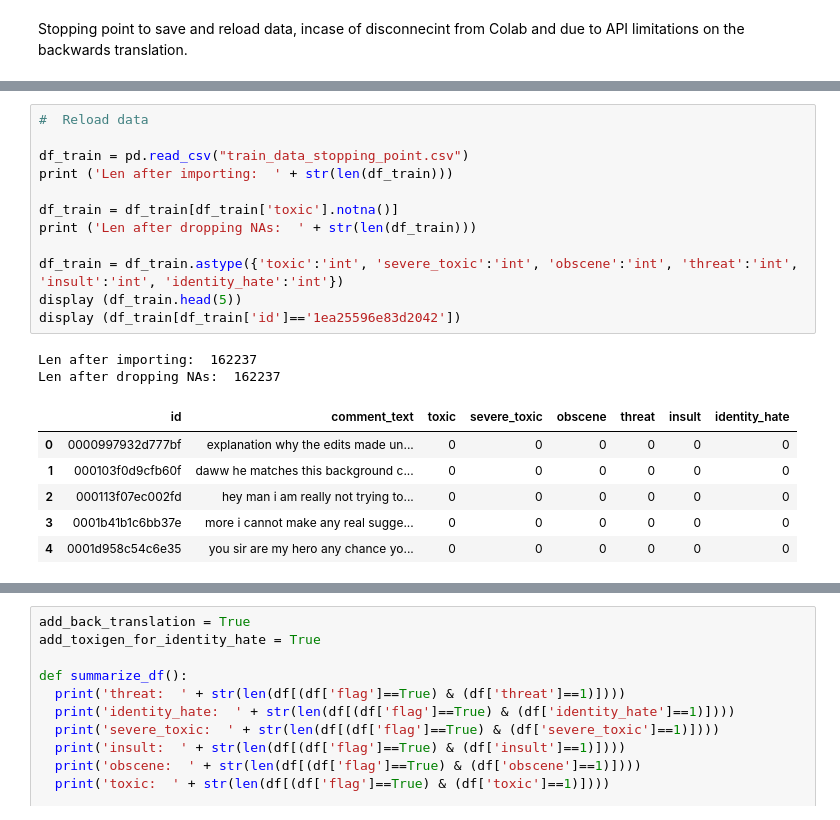
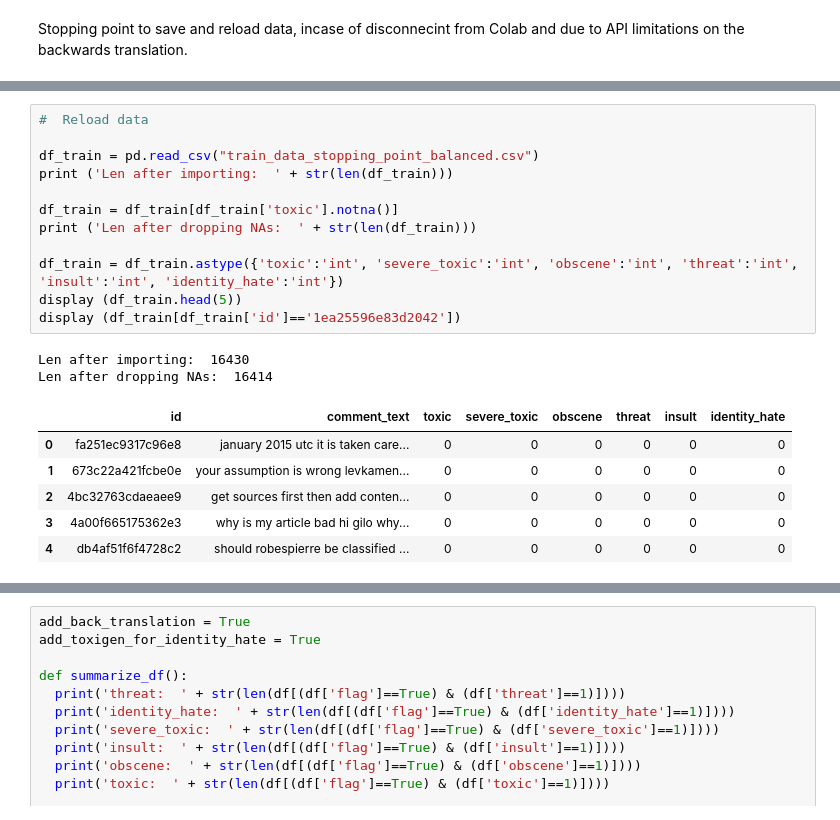
Before and after one commit to sreraku/NLP, a Jupyter notebook: code/Download_&_Process_Data.ipynb, the cells around one changed output, grey strips where cells are left out. Cells and saved outputs as stored; diff of their text form.

```diff
--- a/code/Download_&_Process_Data.ipynb
+++ b/code/Download_&_Process_Data.ipynb
@@ -552,22 +569,22 @@ files.download('train_data_stopping_point.csv')
 # %%
 #  Reload data
 
-df_train = pd.read_csv("train_data_stopping_point.csv")
+df_train = pd.read_csv("train_data_stopping_point_balanced.csv")
 print ('Len after importing:  ' + str(len(df_train)))
 
 df_train = df_train[df_train['toxic'].notna()]
 print ('Len after dropping NAs:  ' + str(len(df_train)))
 
 df_train = df_train.astype({'toxic':'int', 'severe_toxic':'int', 'obscene':'int', 'threat':'int', 'insult':'int', 'identity_hate':'int'})
 display (df_train.head(5))
 display (df_train[df_train['id']=='1ea25596e83d2042'])
 # %% [output]
-Len after importing:  162237
-Len after dropping NAs:  162237
+Len after importing:  16430
+Len after dropping NAs:  16414
 |  | id | comment_text | toxic | severe_toxic | obscene | threat | insult | identity_hate |
-| 0 | 0000997932d777bf | explanation why the edits made un... | 0 | 0 | 0 | 0 | 0 | 0 |
-| 1 | 000103f0d9cfb60f | daww he matches this background c... | 0 | 0 | 0 | 0 | 0 | 0 |
-| 2 | 000113f07ec002fd | hey man i am really not trying to... | 0 | 0 | 0 | 0 | 0 | 0 |
-| 3 | 0001b41b1c6bb37e | more i cannot make any real sugge... | 0 | 0 | 0 | 0 | 0 | 0 |
-| 4 | 0001d958c54c6e35 | you sir are my hero any chance yo... | 0 | 0 | 0 | 0 | 0 | 0 |
+| 0 | fa251ec9317c96e8 | january 2015 utc it is taken care... | 0 | 0 | 0 | 0 | 0 | 0 |
+| 1 | 673c22a421fcbe0e | your assumption is wrong levkamen... | 0 | 0 | 0 | 0 | 0 | 0 |
+| 2 | 4bc32763cdaeaee9 | get sources first then add conten... | 0 | 0 | 0 | 0 | 0 | 0 |
+| 3 | 4a00f665175362e3 | why is my article bad hi gilo why... | 0 | 0 | 0 | 0 | 0 | 0 |
+| 4 | db4af51f6f4728c2 | should robespierre be classified ... | 0 | 0 | 0 | 0 | 0 | 0 |
 |  | id | comment_text | toxic | severe_toxic | obscene | threat | insult | identity_hate |
```
Also changed, not shown: parts of 19 cells of this notebook.
